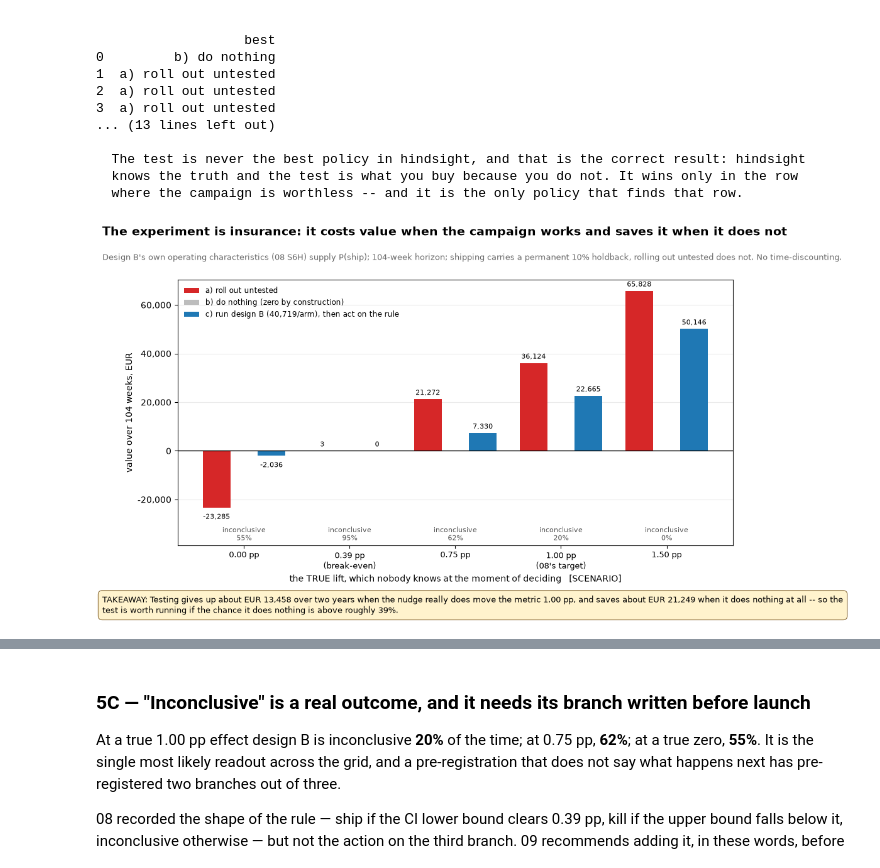
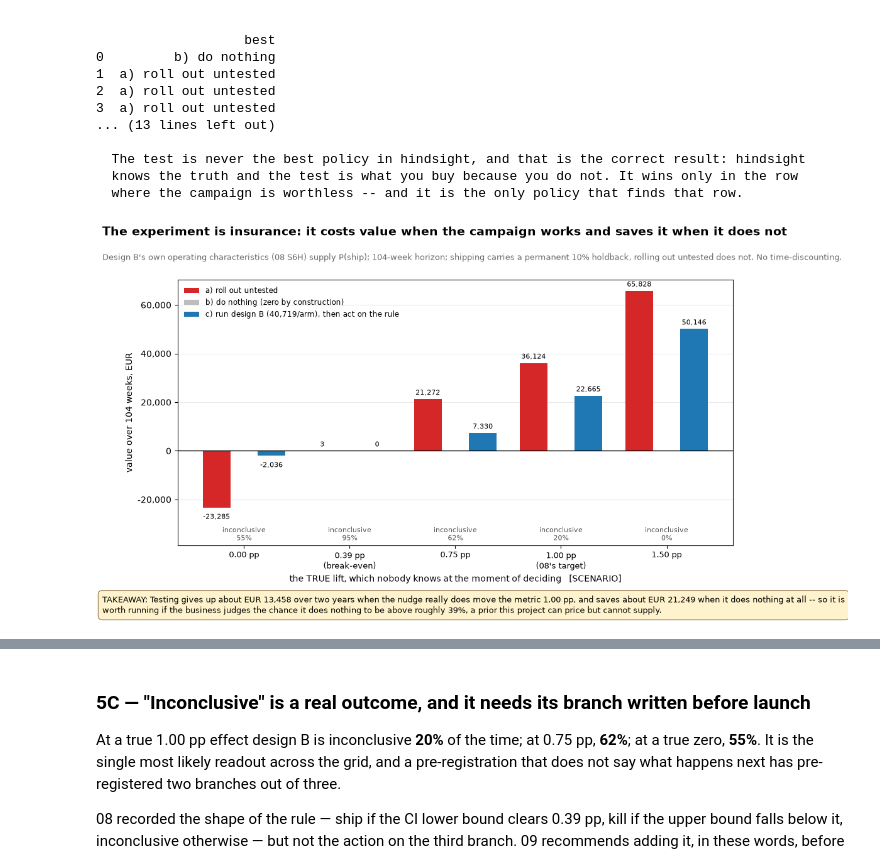
Before and after one commit to Harsh-jain12/eternal-product-analytics, a Jupyter notebook: notebooks/09_impact.ipynb, the cells around one changed output, grey strips where cells are left out. Saved outputs shown, nothing was run; the diff lists cells and outputs as text; code cells hidden in the pictures.

```diff
--- a/notebooks/09_impact.ipynb
+++ b/notebooks/09_impact.ipynb
@@ -941,36 +941,37 @@ ax.bar(xs - w, VOE.a_rollout_untested_eur, w, color="#d62728", zorder=3, label="
 ax.bar(xs,      VOE.b_do_nothing_eur,      w, color="#bdbdbd", zorder=3,
        label="b) do nothing (zero by construction)")
 ax.bar(xs + w,  VOE.c_run_design_B_eur,    w, color="#1f78b4", zorder=3,
        label=f"c) run design B ({int(N_PER_ARM):,}/arm), then act on the rule")
 _y0, _y1 = ax.get_ylim()
 ax.set_ylim(_y0 * 1.40, _y1)
 for i, r in VOE.iterrows():
     for off, val in ((-w, r.a_rollout_untested_eur), (w, r.c_run_design_B_eur)):
         ax.annotate(f"{val:,.0f}", (i + off, val), textcoords="offset points",
                     xytext=(0, 5 if val >= 0 else -13), ha="center", fontsize=7.8)
     ax.text(i, ax.get_ylim()[0] * 0.97, f"inconclusive\n{r.P_inconclusive_pct:.0f}%",
             ha="center", va="bottom", fontsize=7.6, color="#555555")
 ax.axhline(0, color="black", lw=1.0, zorder=4)
 ax.set_xticks(xs)
 ax.set_xticklabels([f"{v:.2f} pp" + ("\n(break-even)" if abs(v - 100 * BE) < 0.01 else
                                      "\n(08's target)" if abs(v - 100 * TARGET) < 1e-9 else "")
                     for v in VOE.true_lift_pp], fontsize=9)
 ax.set_xlabel("the TRUE lift, which nobody knows at the moment of deciding   [SCENARIO]")
 ax.set_ylabel(f"value over {int(H_WK)} weeks, EUR")
 ax.yaxis.set_major_formatter(mticker.FuncFormatter(thousands))
 ax.grid(axis="y", alpha=0.25)
 ax.legend(loc="upper left", fontsize=8.6, frameon=False)
 add_title(fig, "The experiment is insurance: it costs value when the campaign works and saves it when it does not",
           f"Design B's own operating characteristics (08 S6H) supply P(ship); {int(H_WK)}-week horizon; shipping "
           f"carries a permanent 10% holdback, rolling out untested does not. No time-discounting.")
 add_takeaway(fig, f"Testing gives up about EUR {abs(VOE.iloc[3].c_minus_a_eur):,.0f} over two years when the "
                   f"nudge really does move the metric 1.00 pp, and saves about EUR "
-                  f"{VOE.iloc[0].c_minus_a_eur:,.0f} when it does nothing at all -- so the test is worth running "
-                  f"if the chance it does nothing is above roughly 39%.")
+                  f"{VOE.iloc[0].c_minus_a_eur:,.0f} when it does nothing at all -- so it is worth running if "
+                  f"the business judges the chance it does nothing to be above roughly 39%, a prior this "
+                  f"project can price but cannot supply.")
 save(fig, "nb09_value_of_experiment"); FIGURES.append("nb09_value_of_experiment")
 TAKEAWAYS.append("nb09_value_of_experiment"); plt.show()
 # %% [output]
-[figure, old version]
+[figure, new version]
 # %% [markdown]
 ### 5B — Pricing a wrong ship and a wrong kill
 
```
Also changed, not shown: parts of 4 cells of this notebook, 3 other files.
